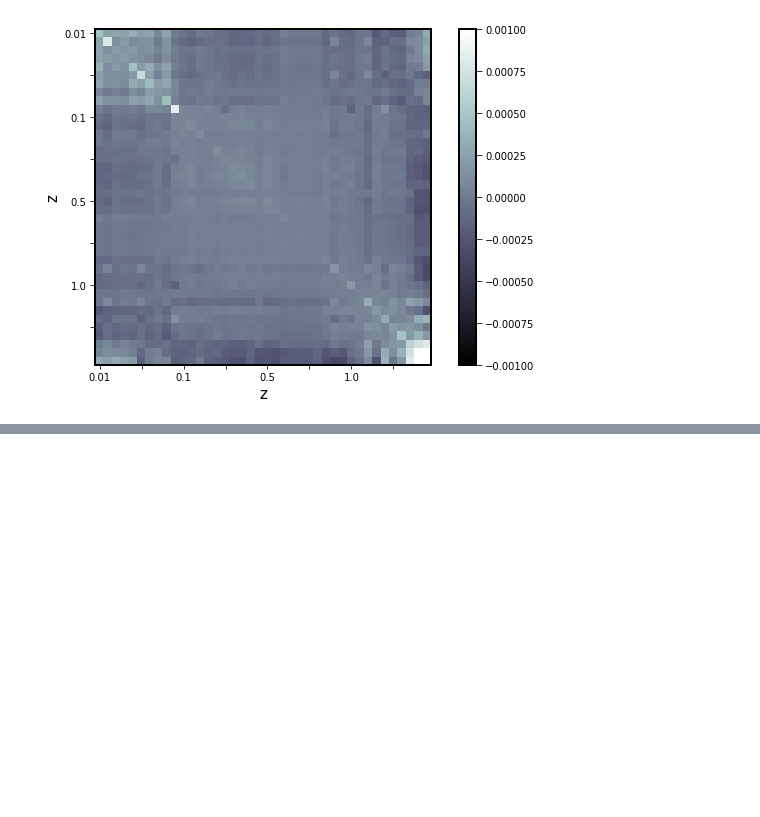
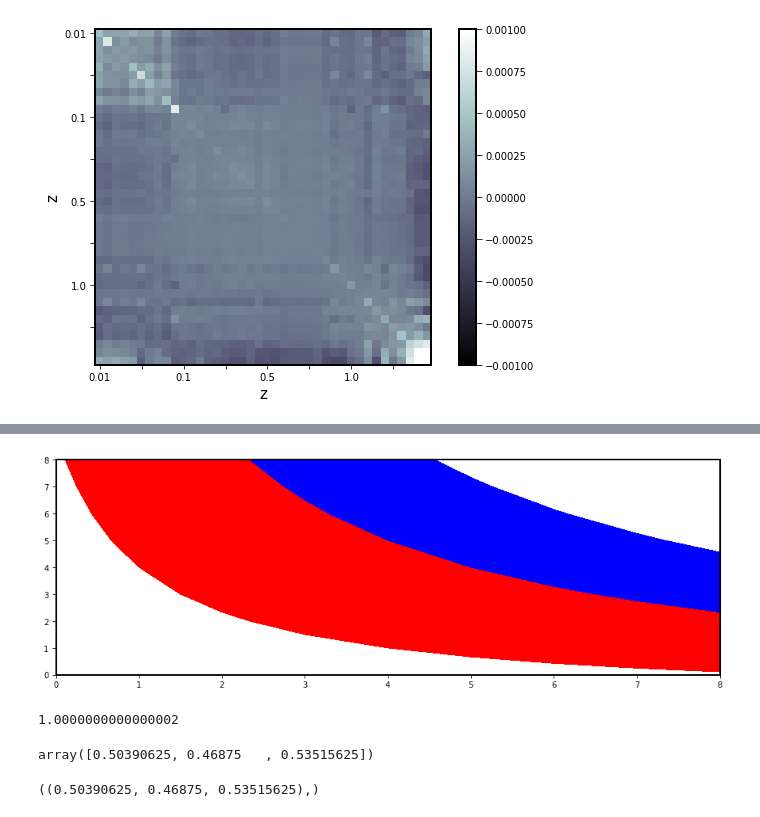
Before and after one commit to dgunruh/Bayesian-Inference-Group-Project, a Jupyter notebook: loading_data_test.ipynb, the cells around one changed output, grey strips where cells are left out. Drawn from its saved outputs; the diff is of its cells as text; code cells hidden in the pictures; blank space fills up the shorter version.

```diff
--- a/loading_data_test.ipynb
+++ b/loading_data_test.ipynb
@@ -110,0 +238,22 @@ print (Chi2)
+# %%
+x = np.arange(1, 10)
+y = x.reshape(-1, 1)
+h = x * y
+
+cs = plt.contourf(h, levels=[10, 30, 50],
+    colors=['red','blue','black'])
+cs.changed()
+# %% [output]
+[figure, added]
+# %%
+np.sum(prob)
+# %% [output]
+1.0000000000000002
+# %%
+np.array([129,120,137])/256
+# %% [output]
+array([0.50390625, 0.46875   , 0.53515625])
+# %%
+(0.50390625, 0.46875   , 0.53515625),
+# %% [output]
+((0.50390625, 0.46875, 0.53515625),)
```
Also changed, not shown: parts of 13 cells of this notebook.
